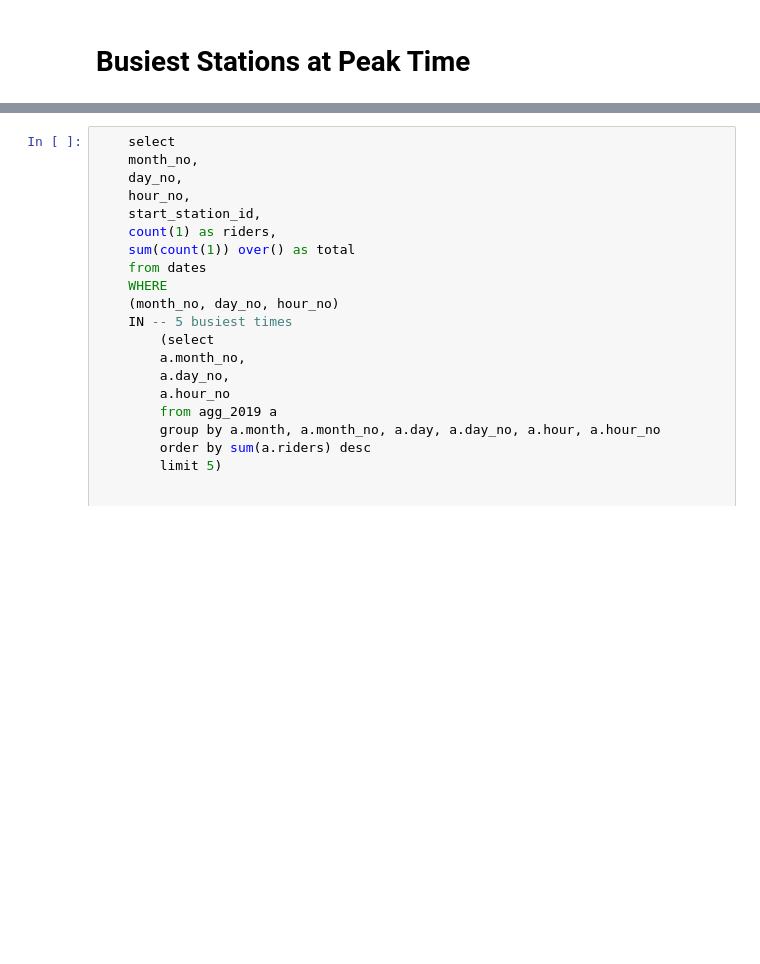
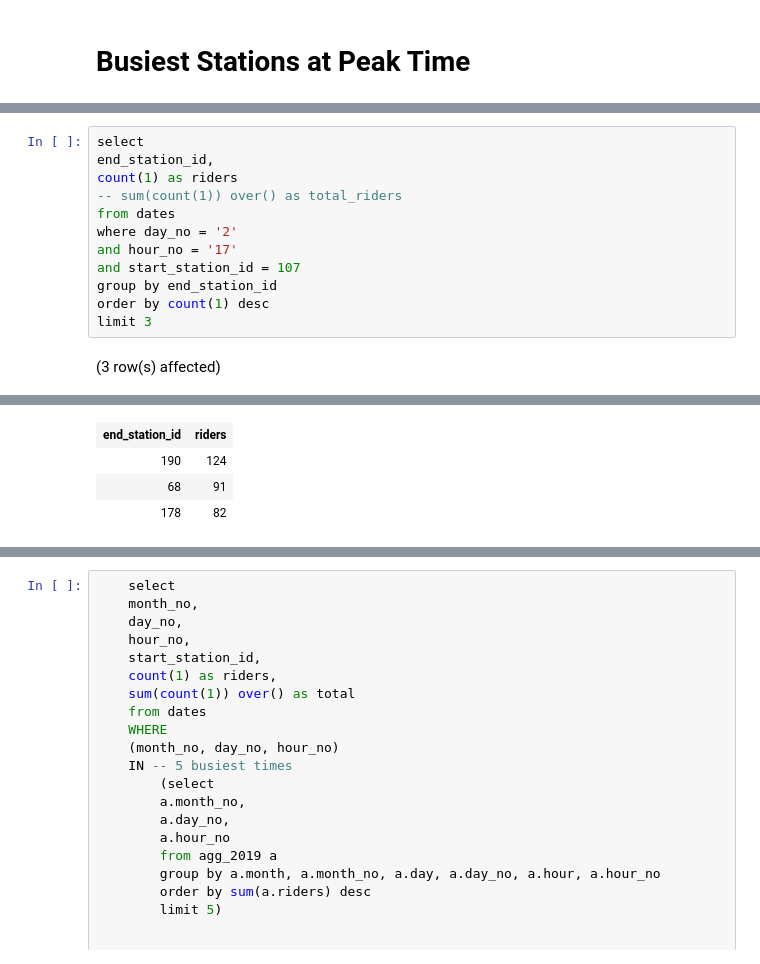
Before and after one commit to datapointchris/boston-bluebikes, a Jupyter notebook: busystations.ipynb, the cells around one changed output, grey strips where cells are left out. Saved outputs shown, nothing was run; the diff lists cells and outputs as text; blank space fills up the shorter version.

```diff
--- a/busystations.ipynb
+++ b/busystations.ipynb
@@ -82,0 +150,14 @@ Total execution time: 00:00:00.182
+# %%
+select
+end_station_id,
+count(1) as riders
+-- sum(count(1)) over() as total_riders
+from dates
+where day_no = '2'
+and hour_no = '17'
+and start_station_id = 107
+group by end_station_id
+order by count(1) desc
+limit 3
+# %% [output]
+(3 row(s) affected)
@@ -83,3 +165,7 @@ Total execution time: 00:00:00.182
+| end_station_id | riders |
+| 190 | 124 |
+| 68 | 91 |
+| 178 | 82 |
 # %%
 -- Find the stations that are going to have the highest influx at peak times
 
```
Also changed, not shown: parts of 9 cells of this notebook, 12 other files.
